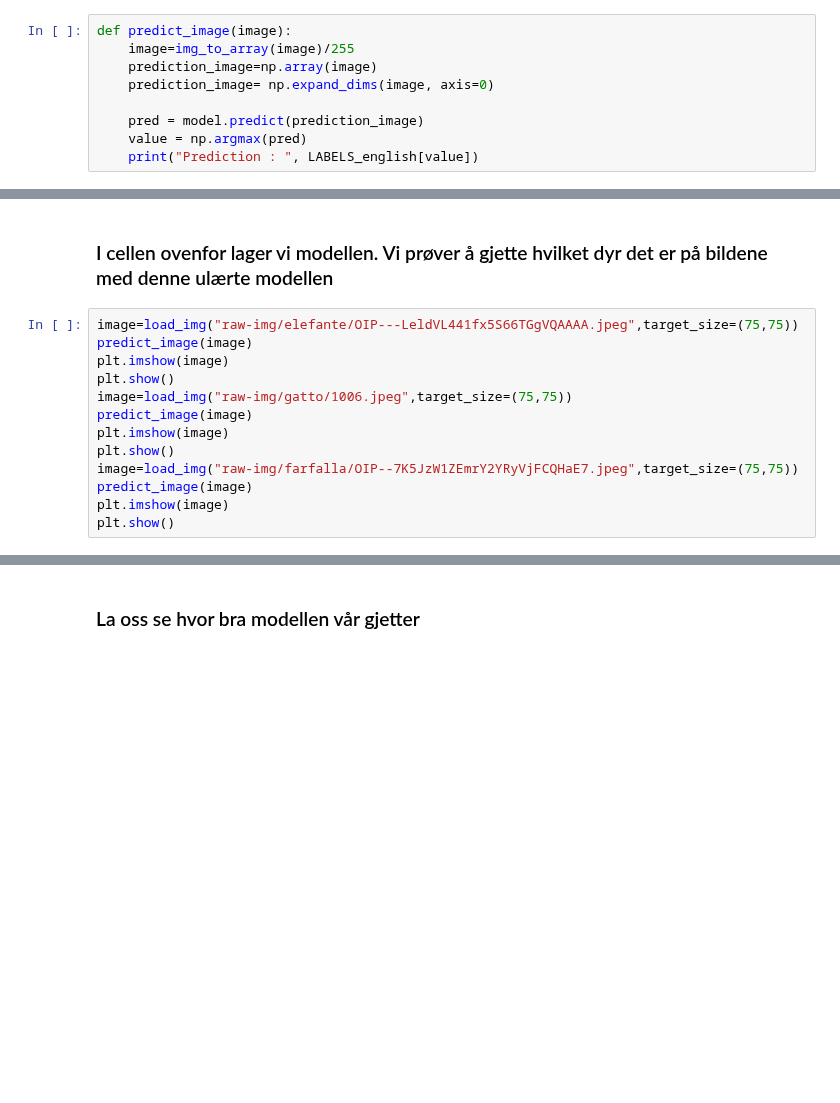
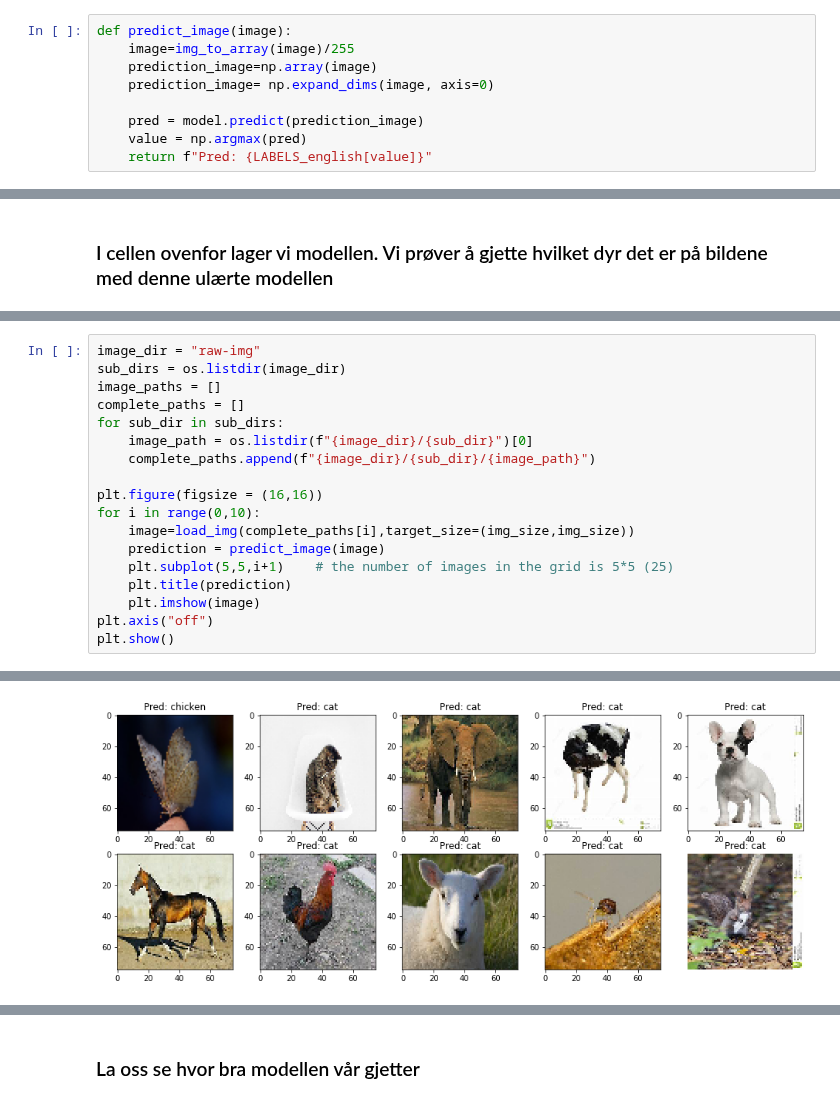
Before and after one commit to Eik-Lab/ml_workshop, a Jupyter notebook: ml_workshop.ipynb, the cells around one changed output, grey strips where cells are left out. Cells and saved outputs as stored; diff of their text form; blank space fills up the shorter version.

```diff
--- a/ml_workshop.ipynb
+++ b/ml_workshop.ipynb
@@ -146,7 +140,7 @@ def predict_image(image):
 
     pred = model.predict(prediction_image)
     value = np.argmax(pred)
-    print("Prediction : ", LABELS_english[value])
+    return f"Pred: {LABELS_english[value]}"
 # %%
 model = tf.keras.models.Sequential()
 
@@ -201,15 +212,2 @@ _________________________________________________________________
 # %% [markdown]
 ### I cellen ovenfor lager vi modellen. Vi prøver å gjette hvilket dyr det er på bildene med denne ulærte modellen
-# %%
-image=load_img("raw-img/elefante/OIP---LeldVL441fx5S66TGgVQAAAA.jpeg",target_size=(75,75))
-predict_image(image)
-plt.imshow(image)
-plt.show()
-image=load_img("raw-img/gatto/1006.jpeg",target_size=(75,75))
-predict_image(image)
-plt.imshow(image)
-plt.show()
-image=load_img("raw-img/farfalla/OIP--7K5JzW1ZEmrY2YRyVjFCQHaE7.jpeg",target_size=(75,75))
-predict_image(image)
-plt.imshow(image)
-plt.show()
@@ -222,0 +214,19 @@ Prediction :  cow
+# %%
+image_dir = "raw-img"
+sub_dirs = os.listdir(image_dir)
+image_paths = []
+complete_paths = []
+for sub_dir in sub_dirs:
+    image_path = os.listdir(f"{image_dir}/{sub_dir}")[0]
+    complete_paths.append(f"{image_dir}/{sub_dir}/{image_path}")
+
+plt.figure(figsize = (16,16))
+for i in range(0,10):
+    image=load_img(complete_paths[i],target_size=(img_size,img_size))
+    prediction = predict_image(image)
+    plt.subplot(5,5,i+1)    # the number of images in the grid is 5*5 (25)
+    plt.title(prediction)
+    plt.imshow(image)
+plt.axis("off")
+plt.show()
+# %% [output]
@@ -223,3 +242,4 @@ Prediction :  cow
+[figure, added]
 # %%
 history = model.fit(
      datagen.flow(X_train, y_train, batch_size=256),
```
Also changed, not shown: parts of 18 cells of this notebook, 2 other files.
